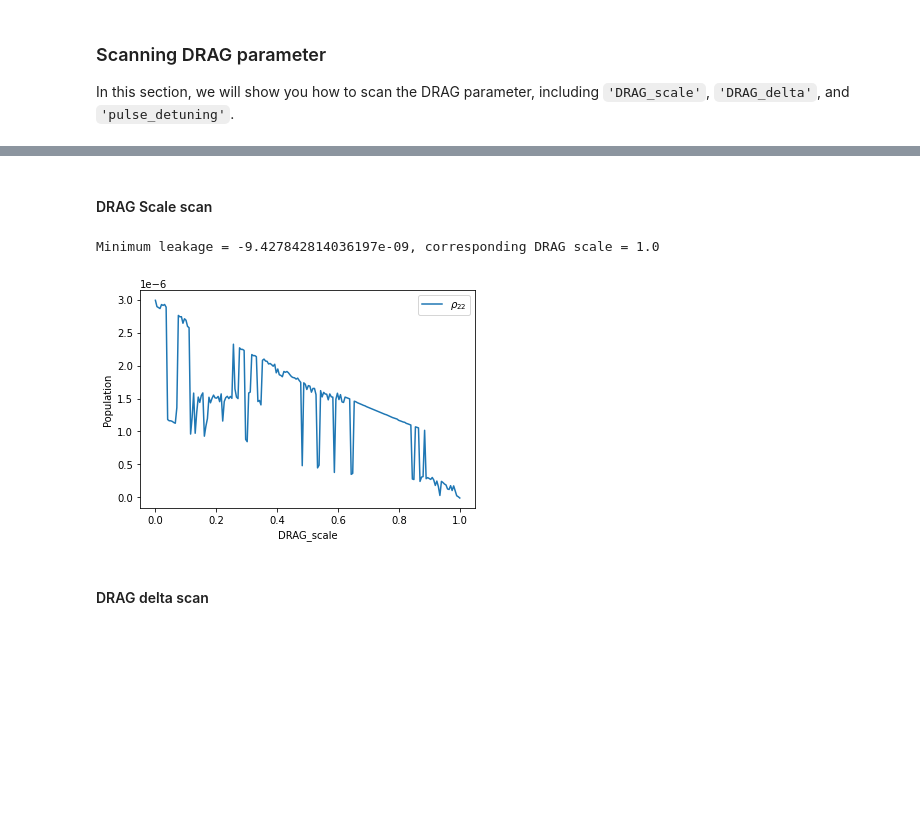
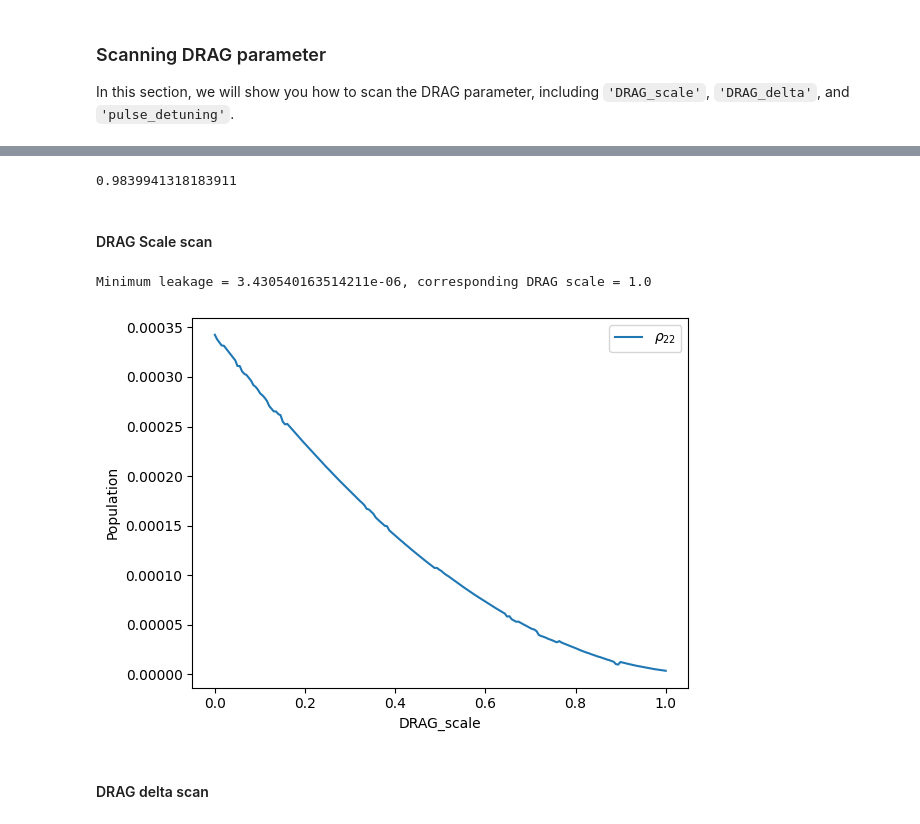
Before and after one commit to RunawayFancy/QuSim, a Jupyter notebook: Tutorial/transmon_tutorial/DRAG.ipynb, the cells around one changed output, grey strips where cells are left out. Cells and saved outputs as stored; diff of their text form; code cells hidden in the pictures; blank space fills up the shorter version.

```diff
--- a/Tutorial/transmon_tutorial/DRAG.ipynb
+++ b/Tutorial/transmon_tutorial/DRAG.ipynb
@@ -196,15 +193,15 @@ pulse_sequence = [
         'type': "XY",
         'pulse_shape': "cosine",
         't_delay': 0, # unit in ns
-        't_width': 20, # unit in ns
+        't_width': 10, # unit in ns
         't_plateau': 0, # unit in ns
         'freq': 6.3, # Carrier frequency, unit in GHz;
         'phase': 0, # Carrier phase, unit in rad
-        'amplitude': 0.05, # XY: Rabi freq; Z: biased frequency
+        'amplitude': 0.1, # XY: Rabi freq; Z: biased frequency
         'q_index': 0, # 0, 1, 2 ...
         'DRAG_scale': 1, # DRAG scale, ranges in [0,1]
-        'DRAG_delta': -0.0024736842, # DRAG detuning \Delta
-        'pulse_detuning': 0 # Pulse detuning correction, unit in GHz
+        'DRAG_delta': -0.2766917293, # DRAG detuning \Delta
+        'pulse_detuning': 0.0037593985 # Pulse detuning correction, unit in GHz
     }
 ]
 
@@ -214,0 +224,2 @@ pl.plot_pulse_sequence(pulse_sequence, simulation_option)
+# %%
+result_list, angle_list = _system.system_dynamics_mesolve(simulation_option, pulse_sequence)
@@ -215,3 +244,7 @@ pl.plot_pulse_sequence(pulse_sequence, simulation_option)
+# %%
+qs.expect(result.states, state_1 * qs.dag(state_1))[-1]
+# %% [output]
+0.9839941318183911
 # %% [markdown]
 #### DRAG Scale scan
 # %%
@@ -227,23 +260,22 @@ for i, scale in enumerate(DRAG_scale_scan):
     result_collection.append(result_list)
 # %%
 p0_max, p1_max, p2_max = [], [], []
-ss = simulation_option["simulation_step"]-1
 
 for k, DRAG_scaling in enumerate(DRAG_scale_scan):
-    p2_max.append(np.max(qs.expect(result_collection[k][0].states, state_2 * qs.dag(state_2))[ss-1:ss]))
-    p1_max.append(np.max(qs.expect(result_collection[k][0].states, state_1 * qs.dag(state_1))[ss-1:ss]))
-    p0_max.append(np.max(qs.expect(result_collection[k][0].states, state_0 * qs.dag(state_0))[ss-1:ss]))
+    p2_max.append(qs.expect(result_collection[k][0].states, state_2 * qs.dag(state_2))[-1])
+    p1_max.append(qs.expect(result_collection[k][0].states, state_1 * qs.dag(state_1))[-1])
+    p0_max.append(qs.expect(result_collection[k][0].states, state_0 * qs.dag(state_0))[-1])
 plt.plot(DRAG_scale_scan, p2_max, label=r'$\rho_{22}$')
 # plt.plot(DRAG_scale_scan, p1_max, label='$\rho_{11}$')
 # plt.plot(DRAG_scale_scan, p0_max, label='$\rho_{00}$')
 plt.legend()
 plt.xlabel('DRAG_scale')
 plt.ylabel('Population')
 min_index = np.argmin(np.array(p2_max))
 print(f"Minimum leakage = {p2_max[min_index]}, corresponding DRAG scale = {DRAG_scale_scan[min_index]}")
 # %% [output]
-Minimum leakage = -9.427842814036197e-09, corresponding DRAG scale = 1.0
+Minimum leakage = 3.430540163514211e-06, corresponding DRAG scale = 1.0
-[figure, old version]
+[figure, new version]
 # %% [markdown]
 #### DRAG delta scan
 # %%
```
Also changed, not shown: parts of 12 cells of this notebook, 7 other files.
